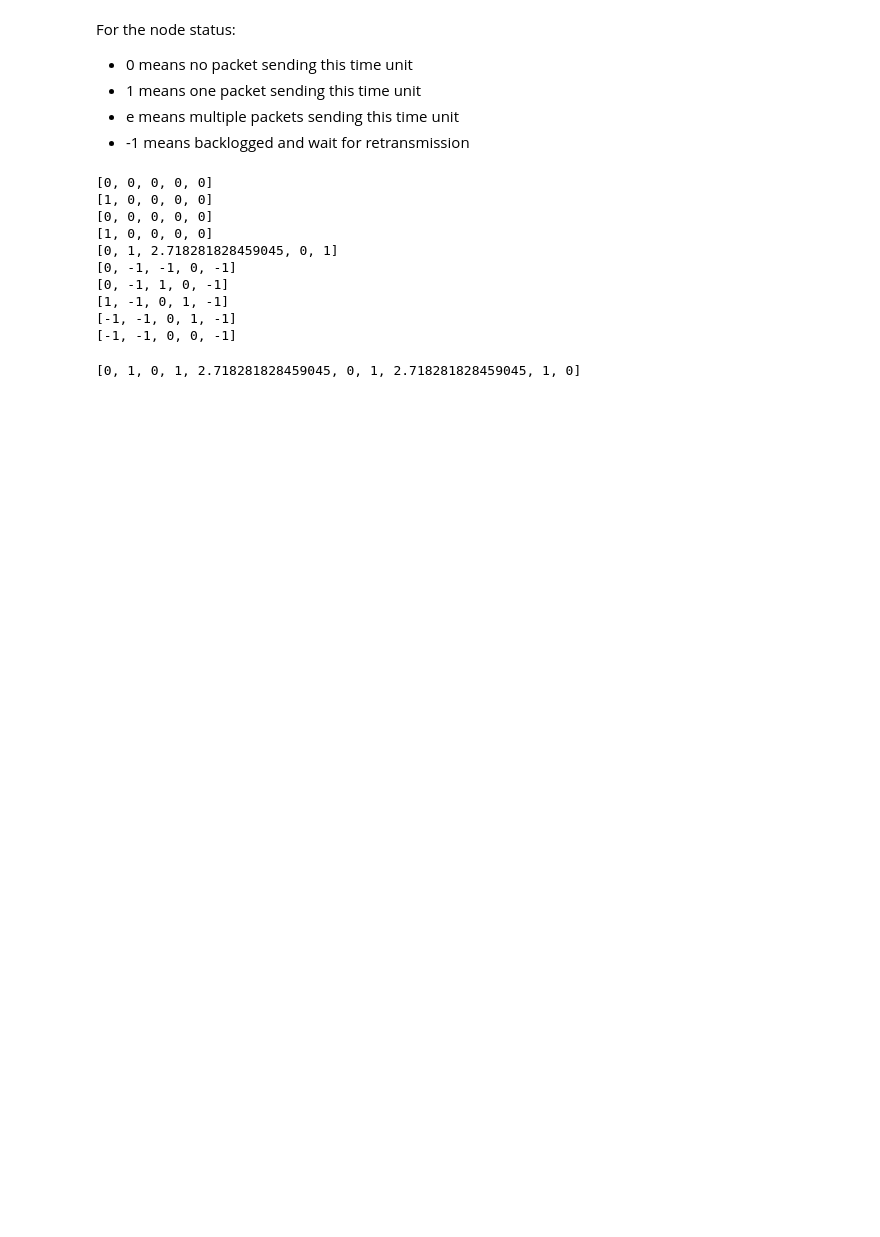
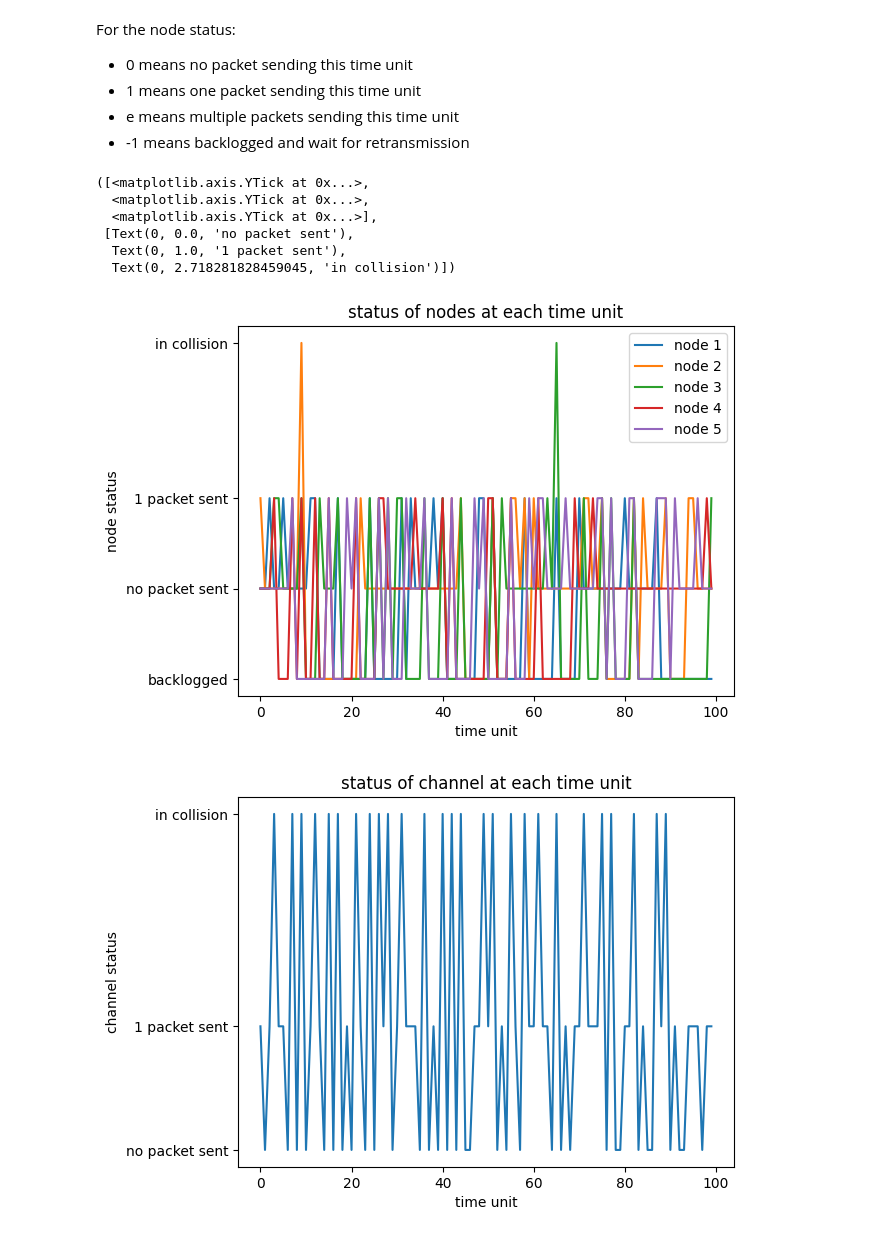
Before and after one commit to zhiting622/ESE572-Project3, a Jupyter notebook: main.ipynb, the cells around one changed output. Saved outputs shown, nothing was run; the diff lists cells and outputs as text; code cells hidden in the pictures; blank space fills up the shorter version.

Commit message:
plots added

```diff
--- a/main.ipynb
+++ b/main.ipynb
@@ -56,16 +57,15 @@ For the node status:
 * e means multiple packets sending this time unit
 * -1 means backlogged and wait for retransmission
 # %%
-random.seed(0)
-stop = 10 # what time step to stop
+random.seed(1)
+stop = 100 # what time step to stop
 nodes_status = [0]*m # -1 means pending for transmission
+channel_status = 0 # initial channel status; ready for transmission
 time_node_status = [[-1]*m]*stop # used to keep track of the nodes status each time
 time_channel_status = [-1] * stop # used to keep track of the channel status each time
 while t < stop:
     nodes_status = [update_status(node, channel_status) for node in nodes_status]
-    print(nodes_status)
 
-    channel_status = -1 # keep track of current channel
     if nodes_status.count(math.e) > 0 or nodes_status.count(1) > 1:
         # if a node already sent multiple packets or multiple nodes sent packets
         channel_status = math.e
@@ -76,22 +76,31 @@ while t < stop:
         # no node sent anything
         channel_status = 0
 
+
     time_node_status[t] = nodes_status # keep track of node status
     time_channel_status[t] = channel_status # keep track of channel status
     t += 1 # increment time step
-# %% [output]
-[0, 0, 0, 0, 0]
-[1, 0, 0, 0, 0]
-[0, 0, 0, 0, 0]
-[1, 0, 0, 0, 0]
-[0, 1, 2.718281828459045, 0, 1]
-[0, -1, -1, 0, -1]
-[0, -1, 1, 0, -1]
-[1, -1, 0, 1, -1]
-[-1, -1, 0, 1, -1]
-[-1, -1, 0, 0, -1]
-# %%
-time_node_status
-time_channel_status
-# %% [output]
-[0, 1, 0, 1, 2.718281828459045, 0, 1, 2.718281828459045, 1, 0]
+# %%
+plt.figure()
+plt.plot(np.arange(stop), np.array(time_node_status))
+plt.xlabel('time unit')
+plt.ylabel('node status')
+plt.title('status of nodes at each time unit')
+plt.legend(['node 1', 'node 2', 'node 3', 'node 4', 'node 5'])
+plt.yticks([-1, 0, 1, math.e], ['backlogged', 'no packet sent', '1 packet sent', 'in collision'])
+
+plt.figure()
+plt.plot(np.arange(stop), np.array(time_channel_status))
+plt.xlabel('time unit')
+plt.ylabel('channel status')
+plt.title('status of channel at each time unit')
+plt.yticks([0, 1, math.e], ['no packet sent', '1 packet sent', 'in collision'])
+# %% [output]
+([<matplotlib.axis.YTick at 0x...>,
+  <matplotlib.axis.YTick at 0x...>,
+  <matplotlib.axis.YTick at 0x...>],
+ [Text(0, 0.0, 'no packet sent'),
+  Text(0, 1.0, '1 packet sent'),
+  Text(0, 2.718281828459045, 'in collision')])
+[figure, added]
+[figure, added]
```
Also changed, not shown: parts of 3 cells of this notebook.
